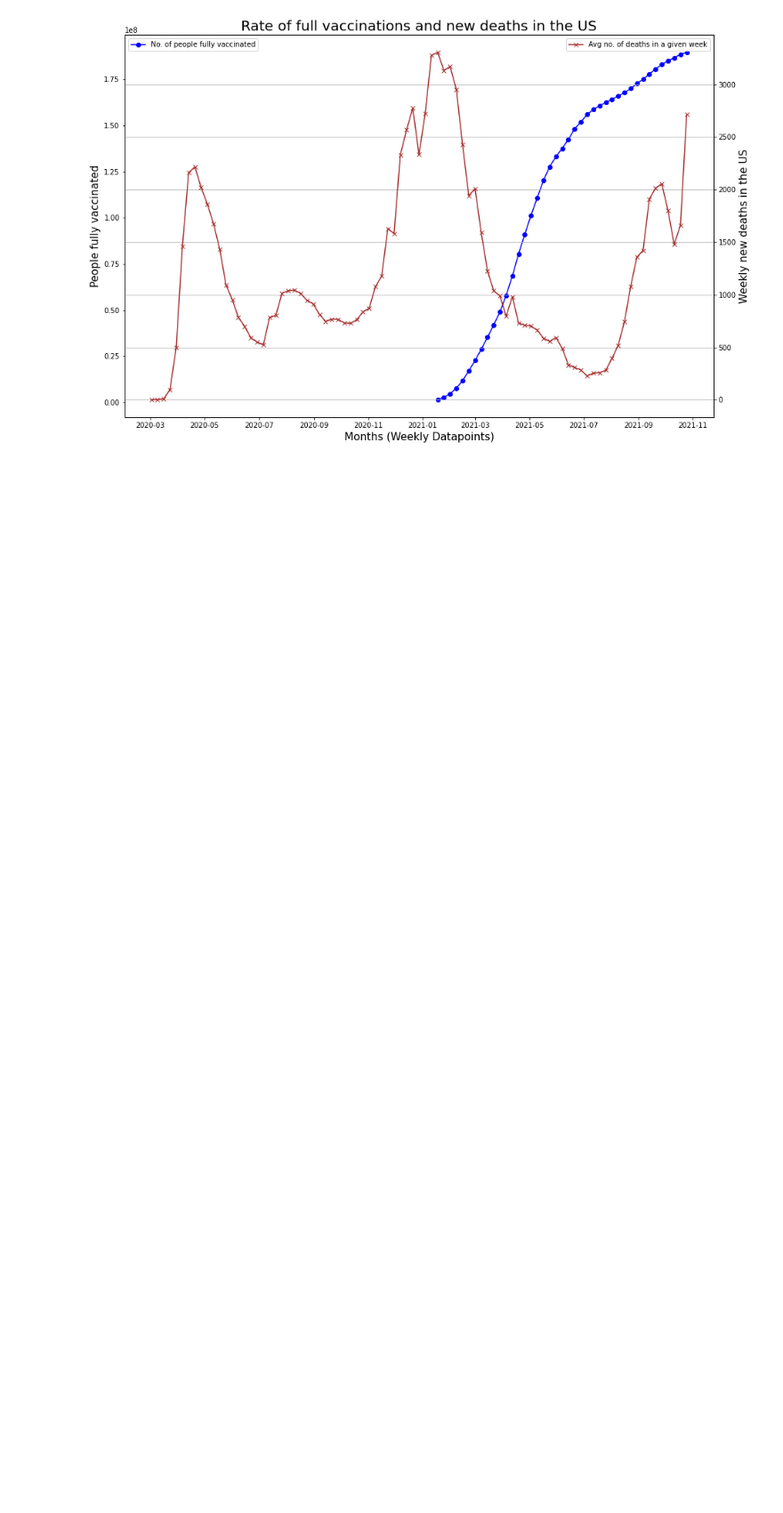
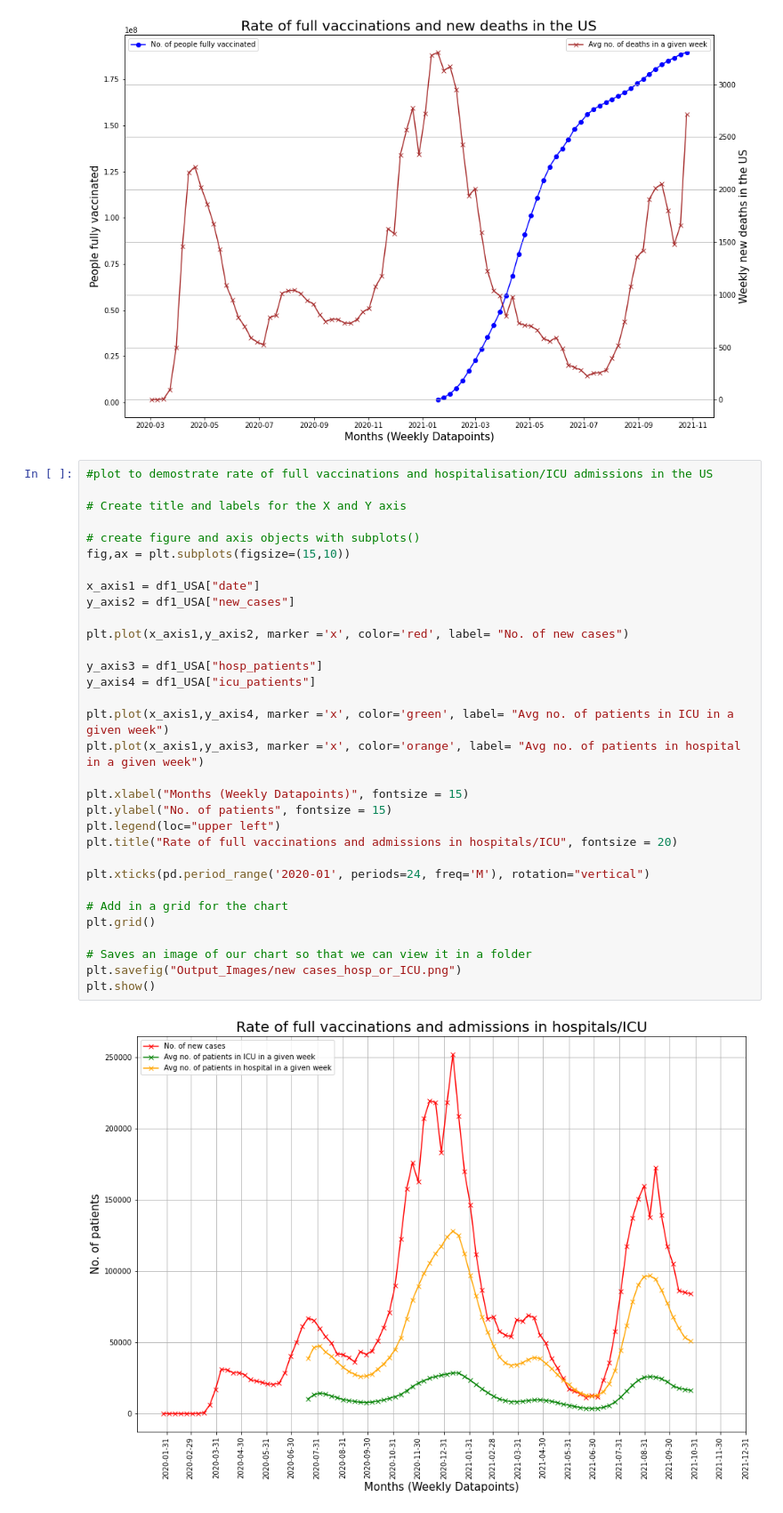
Before and after one commit to Waltontan/Project_Covid, a Jupyter notebook: q2-cleaning.ipynb, the cells around one changed output. Shown at 89% size. Cells and saved outputs as stored; diff of their text form; blank space fills up the shorter version.

Commit message:
addiitonal line plots

```diff
--- a/q2-cleaning.ipynb
+++ b/q2-cleaning.ipynb
@@ -752,3 +754,37 @@ plt.savefig("Output_Images/vax_n_new deaths.png")
 plt.show()
 # %% [output]
 [figure]
+# %%
+#plot to demostrate rate of full vaccinations and hospitalisation/ICU admissions in the US
+
+# Create title and labels for the X and Y axis
+
+# create figure and axis objects with subplots()
+fig,ax = plt.subplots(figsize=(15,10))
+
+x_axis1 = df1_USA["date"]
+y_axis2 = df1_USA["new_cases"]
+
+plt.plot(x_axis1,y_axis2, marker ='x', color='red', label= "No. of new cases")
+
+y_axis3 = df1_USA["hosp_patients"]
+y_axis4 = df1_USA["icu_patients"]
+
+plt.plot(x_axis1,y_axis4, marker ='x', color='green', label= "Avg no. of patients in ICU in a given week")
+plt.plot(x_axis1,y_axis3, marker ='x', color='orange', label= "Avg no. of patients in hospital in a given week")
+
+plt.xlabel("Months (Weekly Datapoints)", fontsize = 15)
+plt.ylabel("No. of patients", fontsize = 15)
+plt.legend(loc="upper left")
+plt.title("Rate of full vaccinations and admissions in hospitals/ICU", fontsize = 20)
+
+plt.xticks(pd.period_range('2020-01', periods=24, freq='M'), rotation="vertical")
+
+# Add in a grid for the chart
+plt.grid()
+
+# Saves an image of our chart so that we can view it in a folder
+plt.savefig("Output_Images/new cases_hosp_or_ICU.png")
+plt.show()
+# %% [output]
+[figure, added]
```
Also changed, not shown: parts of 7 cells of this notebook, 2 other files.
